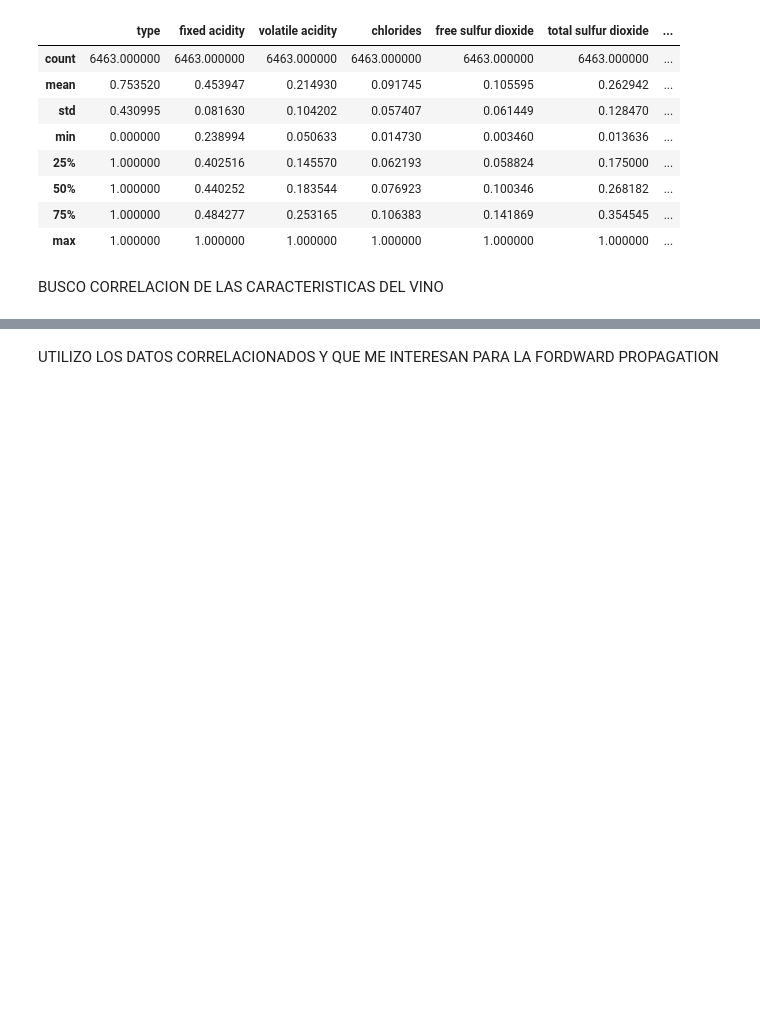
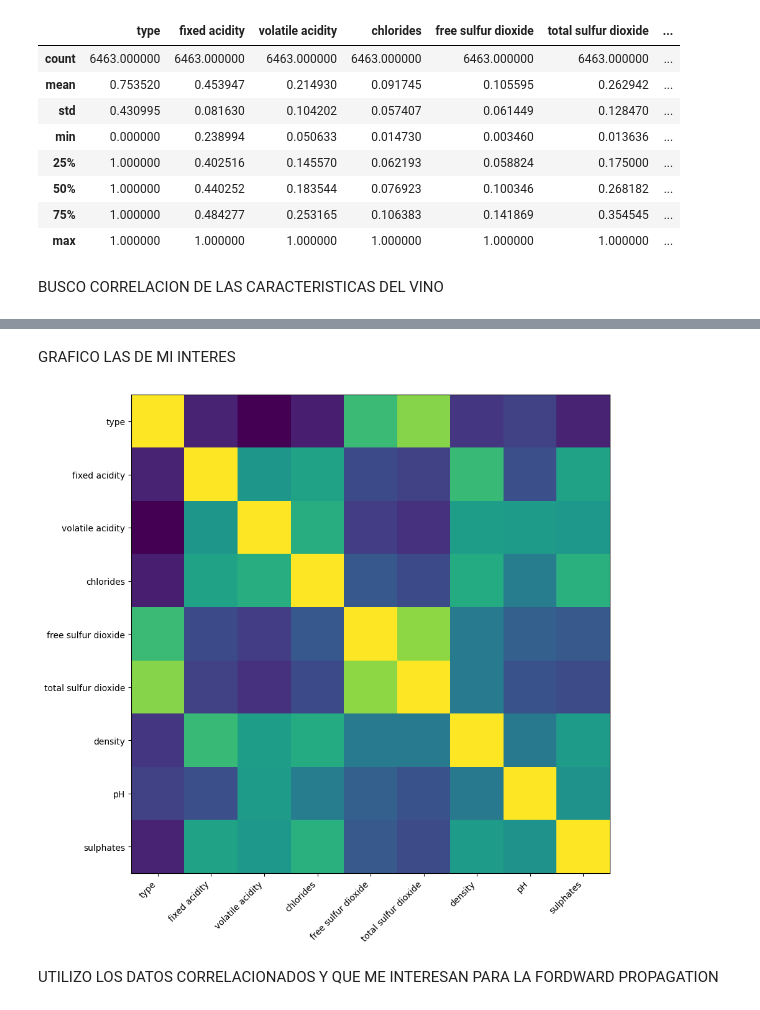
Before and after one commit to LorenGrz/TP_FINAL_MATElll, a Jupyter notebook: TP_LORENZO.ipynb, the cells around one changed output, grey strips where cells are left out. Cells and saved outputs as stored; diff of their text form; code cells hidden in the pictures; blank space fills up the shorter version.

```diff
--- a/TP_LORENZO.ipynb
+++ b/TP_LORENZO.ipynb
@@ -190,3 +202,15 @@ correlations
+# %% [markdown]
+GRAFICO LAS DE MI INTERES
+# %%
+labels = data.loc[:, ["type"] + features].columns.to_list()
+fig, ax = plt.subplots(figsize=(10, 10))
+ax.imshow((data.loc[:, ["type"] + features].corr().to_numpy()))
+ax.set_xticks(np.arange(0, len(labels)))
+ax.set_xticklabels(data.loc[:, ["type"] + features].columns.to_list(), rotation=45, ha='right')
+ax.set_yticks(np.arange(0, len(labels)))
+ax.set_yticklabels(data.loc[:, ["type"] + features].columns.to_list(), ha='right');
+# %% [output]
+[figure, added]
 # %% [markdown]
 UTILIZO LOS DATOS CORRELACIONADOS Y QUE ME INTERESAN PARA LA FORDWARD PROPAGATION
 # %%
```
Also changed, not shown: parts of 9 cells of this notebook.
